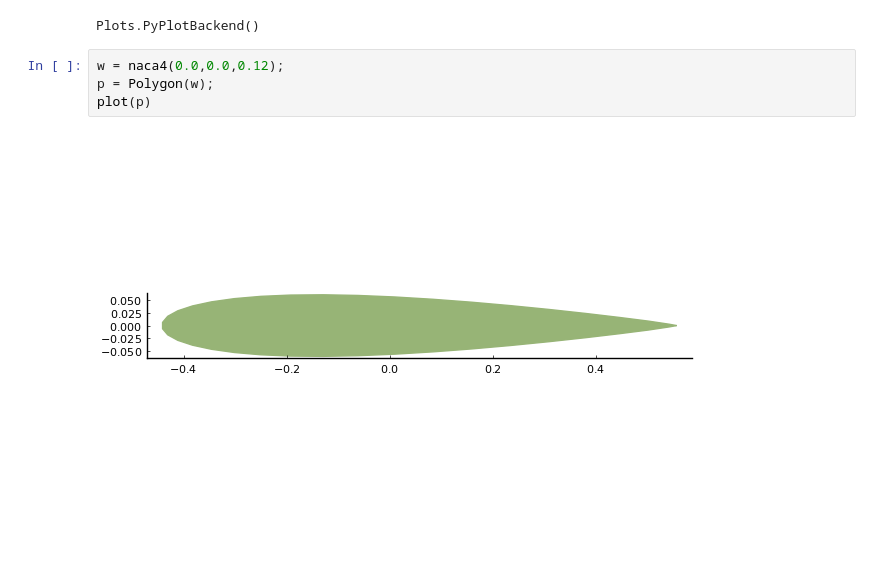
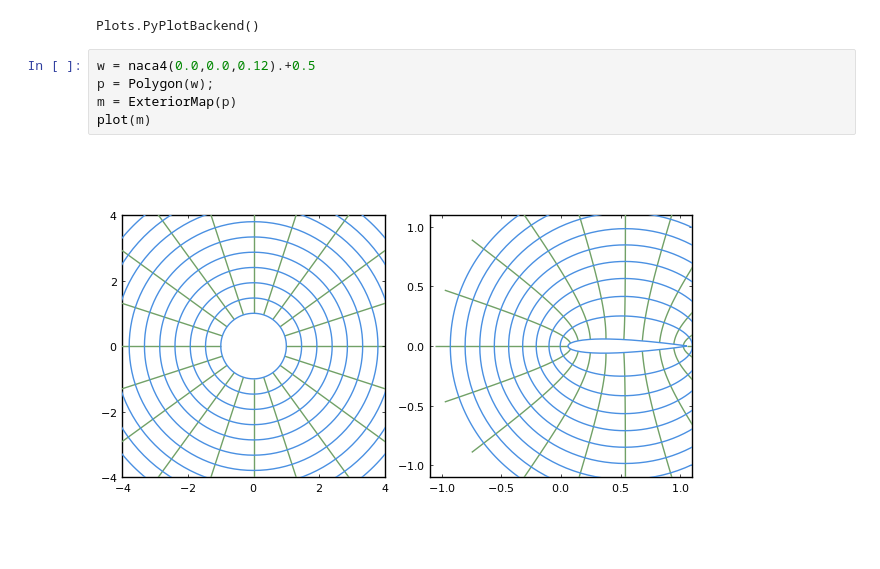
Before and after one commit to tsinghua-TEEP/CFD2021-G4-Projects, a Jupyter notebook: Project-1/example/elliptic-grid-gen.ipynb, the cells around one changed output. Cells and saved outputs as stored; diff of their text form.

```diff
--- a/Project-1/example/elliptic-grid-gen.ipynb
+++ b/Project-1/example/elliptic-grid-gen.ipynb
@@ -5,8 +5,9 @@ pyplot()
 # %% [output]
 Plots.PyPlotBackend()
 # %%
-w = naca4(0.0,0.0,0.12);
+w = naca4(0.0,0.0,0.12).+0.5
 p = Polygon(w);
-plot(p)
+m = ExteriorMap(p)
+plot(m)
 # %% [output]
-[figure, old version]
+[figure, new version]
```
Also changed, not shown: parts of 1 cell of this notebook.
